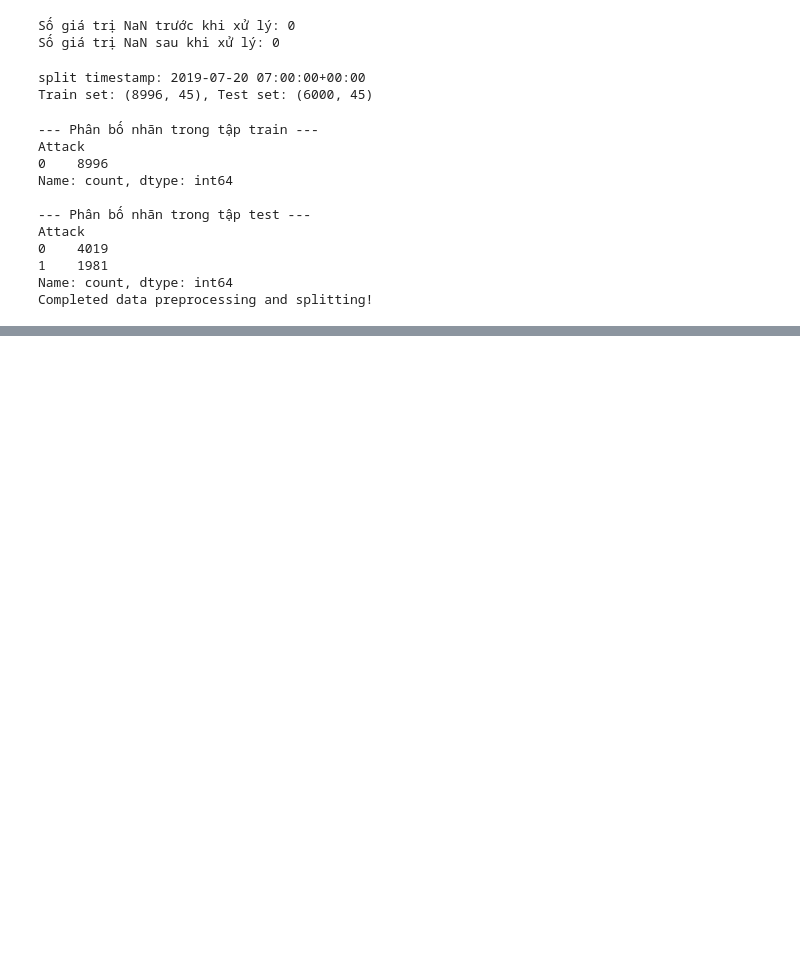
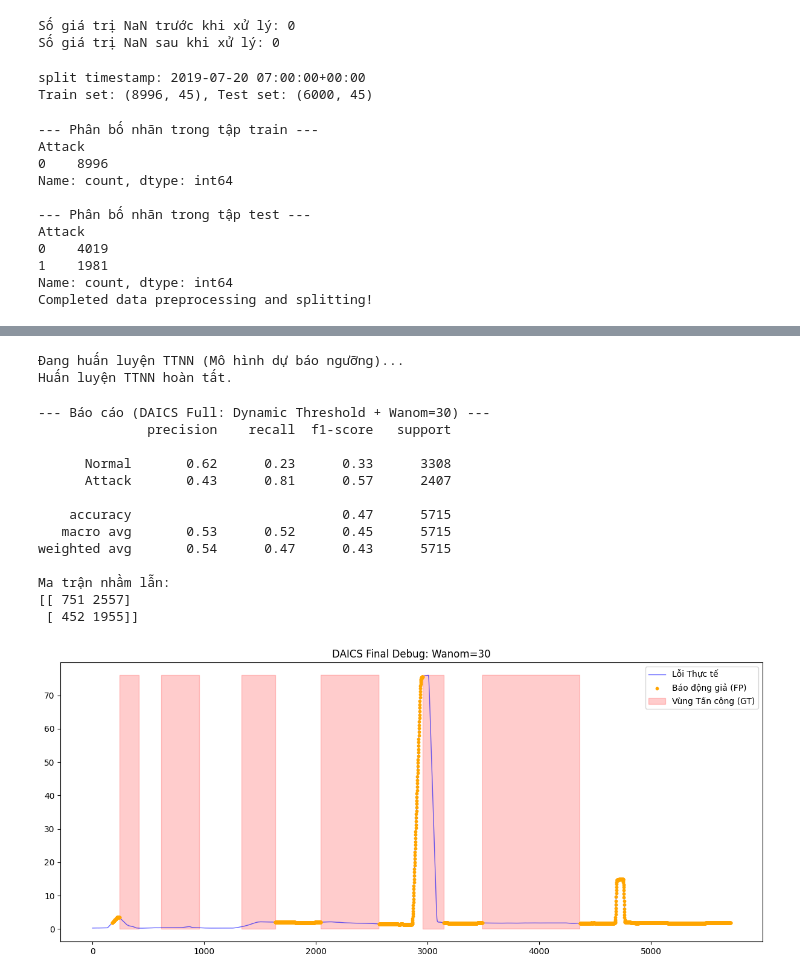
Before and after one commit to NguyenHa554/Anomaly-detection-in-SCADA-system-, a Jupyter notebook: SWAT_analysis.ipynb, the cells around one changed output, grey strips where cells are left out. Drawn from its saved outputs; the diff is of its cells as text; code cells hidden in the pictures; blank space fills up the shorter version.

```diff
--- a/SWAT_analysis.ipynb
+++ b/SWAT_analysis.ipynb
@@ -378,0 +436,23 @@ Epoch 33/50
+# %%
+#---------------------------------------------------------------------------------
+# Train error prediction model (TTNN)
+
+ttnn = Sequential([
+    Conv1D(filters=16, kernel_size=2, activation='relu', input_shape=(WIN_IN, 1)),
+    MaxPooling1D(pool_size=2),
+
+    Conv1D(filters=32, kernel_size=2, activation='relu'),
+    MaxPooling1D(pool_size=2),
+
+    Flatten(),
+    Dense(32, activation='relu'),
+    Dense(1)  # baseline error prediction
+])
+
+ttnn.compile(optimizer='adam', loss='mse')
+print("Đang huấn luyện TTNN (Mô hình dự báo ngưỡng)...")
+ttnn.fit(X_ttnn_train, y_ttnn_train, epochs=50, batch_size=32, verbose=0)
+print("Huấn luyện TTNN hoàn tất.")
+# %% [output]
+Đang huấn luyện TTNN (Mô hình dự báo ngưỡng)...
+Huấn luyện TTNN hoàn tất.
@@ -379,3 +509,47 @@ Epoch 33/50
+# %%
+print(f"\n--- Báo cáo (DAICS Full: Dynamic Threshold + Wanom={WANOM}) ---")
+print(classification_report(test_labels_aligned, final_predictions, target_names=['Normal', 'Attack']))
+
+print("Ma trận nhầm lẫn:")
+print(confusion_matrix(test_labels_aligned, final_predictions))
+
+# ==============================================================================
+# 5. VẼ BIỂU ĐỒ KIỂM TRA (ZOOM VÀO VÙNG LỖI)
+# ==============================================================================
+plt.figure(figsize=(15, 6))
+# Vẽ một đoạn mẫu để nhìn rõ
+start = 0
+end = len(test_errors_aligned)
+
+plt.plot(test_errors_aligned[start:end], label='Lỗi Thực tế', color='blue', alpha=0.6, linewidth=1)
+
+# Tô màu vùng Báo động giả (FP) để debug
+fp_indices = np.where((final_predictions[start:end] == 1) & (test_labels_aligned[start:end] == 0))[0]
+if len(fp_indices) > 0:
+     plt.scatter(fp_indices, test_errors_aligned[start:end][fp_indices], color='orange', s=10, label='Báo động giả (FP)', zorder=5)
+
+# Tô màu vùng Tấn công thật (TP)
+plt.fill_between(range(len(test_labels_aligned[start:end])), 0, np.max(test_errors_aligned),
+                 where=(test_labels_aligned[start:end]==1), color='red', alpha=0.2, label='Vùng Tấn công (GT)')
+
+plt.title(f'DAICS Final Debug: Wanom={WANOM}')
+plt.legend()
+plt.show()
+# %% [output]
+--- Báo cáo (DAICS Full: Dynamic Threshold + Wanom=30) ---
+              precision    recall  f1-score   support
+
+      Normal       0.62      0.23      0.33      3308
+      Attack       0.43      0.81      0.57      2407
+
+    accuracy                           0.47      5715
+   macro avg       0.53      0.52      0.45      5715
+weighted avg       0.54      0.47      0.43      5715
+
+Ma trận nhầm lẫn:
+[[ 751 2557]
+ [ 452 1955]]
+[figure, added]
 # %%
 from sklearn.metrics import precision_recall_curve
 test_predictions = model_cnn_lstm.predict(X_test_seq)
```
Also changed, not shown: parts of 12 cells of this notebook, 1 other file.
